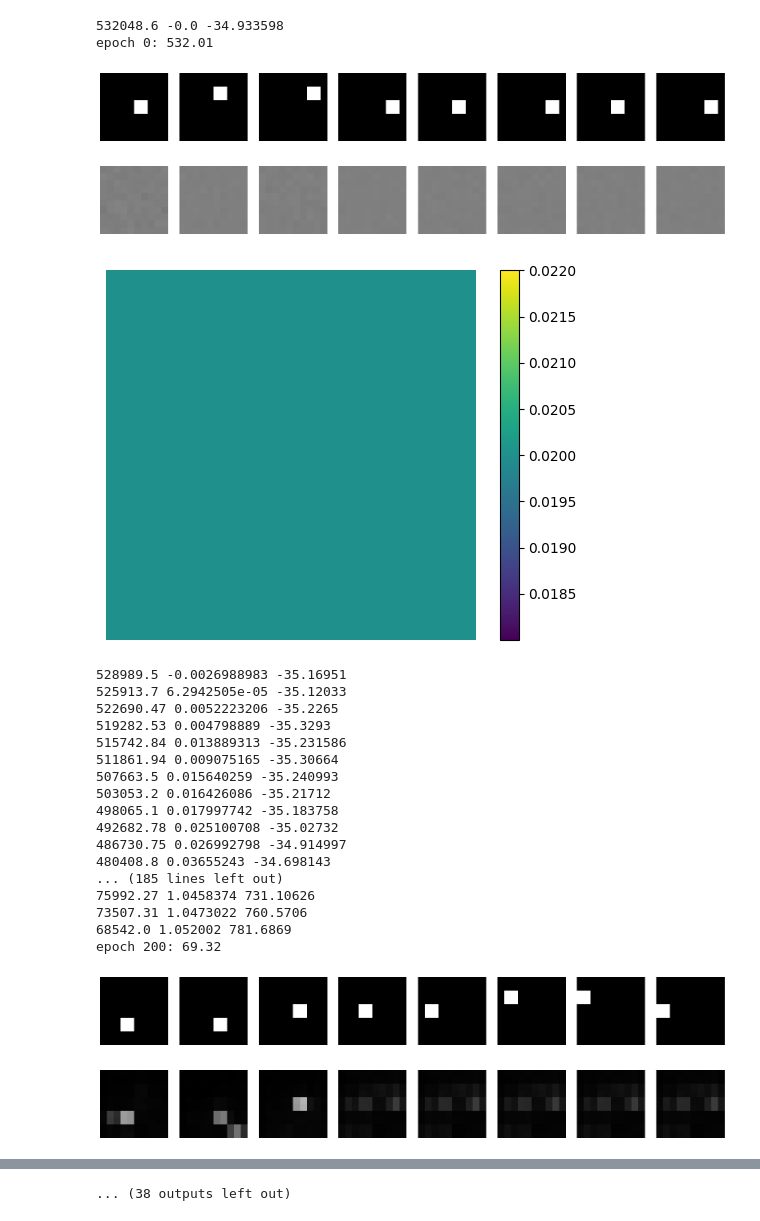
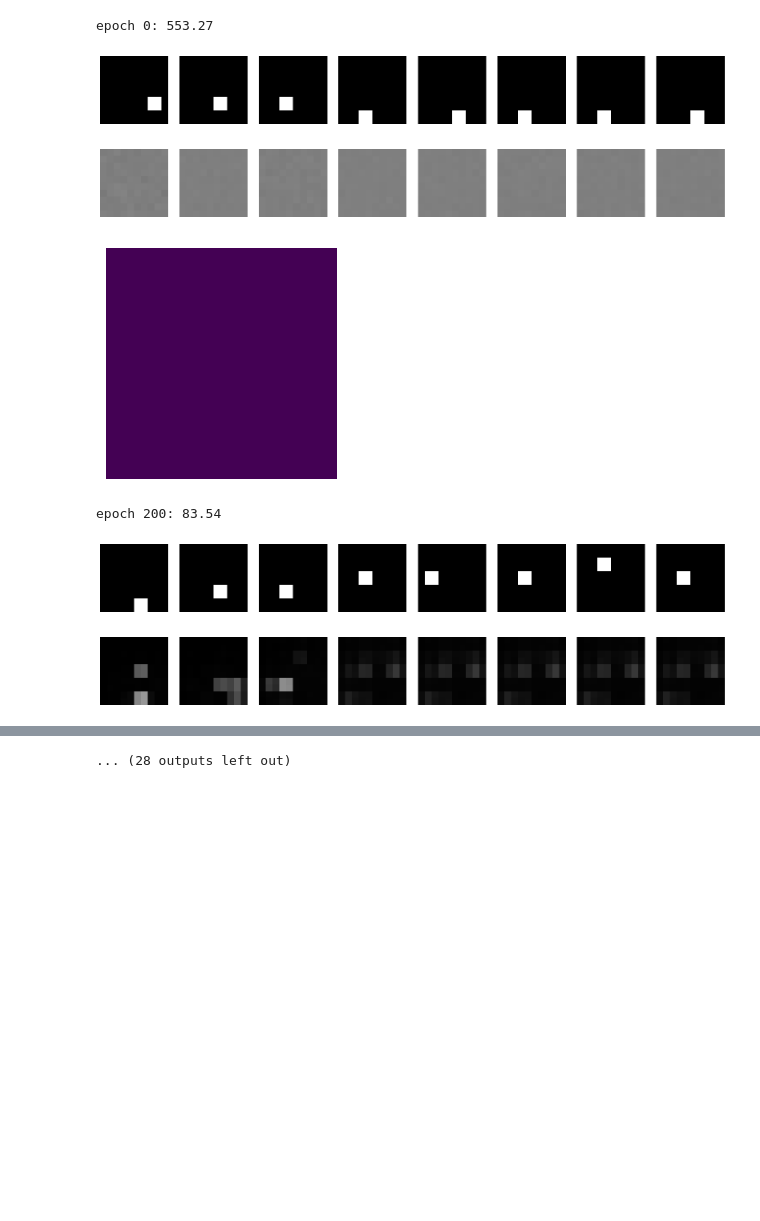
Before and after one commit to alec-tschantz/svae-jax, a Jupyter notebook: examples/hmm/hmm.ipynb, the cells around one changed output, grey strips where cells are left out. Drawn from its saved outputs; the diff is of its cells as text; code cells hidden in the pictures; blank space fills up the shorter version.

```diff
--- a/examples/hmm/hmm.ipynb
+++ b/examples/hmm/hmm.ipynb
@@ -16,7 +16,7 @@ import matplotlib.pyplot as plt
 # %%
 key = jr.PRNGKey(0)
 batch_dim = 64
-num_epochs, num_samples, num_steps = 2000, 1000, 8
+num_epochs, num_samples, num_steps = 2000, 5000, 8
 
 env = Env()
 
@@ -34,7 +34,7 @@ def test(params, data, env, key):
     pgm_params, decoder_params, encoder_params = params
 
     idx = np.random.randint(data.shape[0])
-    test_data = data[idx : idx+1, :]
+    test_data = data[idx : idx + 1, :]
 
     node_potentials = encoder(encoder_params, test_data)
     samples, _, _, _ = run_inference(infer_key, pgm_prior_params, pgm_params, node_potentials)
@@ -43,65 +43,48 @@ def test(params, data, env, key):
     env.plot_sample(test_data.reshape(-1, 10, 10))
     env.plot_sample(decoded.reshape(-1, 10, 10))
 
+    fig, ax = plt.subplots(1, 1, figsize=(3, 3))
     probs = pgm_params[1] / jnp.sum(pgm_params[1], axis=-1, keepdims=True)
-    plt.imshow(probs)
-    plt.colorbar()
-    plt.axis("off")
+    ax.imshow(probs)
+    ax.axis("off")
     plt.show()
 # %%
-num_epochs = 5000
+num_epochs = 2000
 K, D = 50, 100
 
 prior_key, key = jr.split(key)
 pgm_prior_params = init_pgm_param(prior_key, K, alpha=1.0)
 
 encoder_key, key = jr.split(key)
 encoder, encoder_params = init_mlp(encoder_key, D, [(512, jax.nn.relu), (K, identity)])
 
 decoder_key, key = jr.split(key)
 decoder, decoder_params = init_mlp(decoder_key, K, [(512, jax.nn.relu), (D, jax.nn.sigmoid)])
 loglike = make_loglike(decoder)
 
 pgm_key, key = jr.split(key)
 pgm_params = init_pgm_param(pgm_key, K, alpha=1.0)
-params = pgm_params, decoder_params, encoder_params
+params = (pgm_params, decoder_params, encoder_params)
 
 grad_key, key = jr.split(key)
 gradfun = make_gradfun(grad_key, run_inference, encoder, loglike, pgm_prior_params, 1, num_samples, num_batches, 1e4)
 
 optim = optax.adam(learning_rate=1e-3)
 opt_state = optim.init(params)
 
 for epoch in range(num_epochs):
     grads, elbo = gradfun(params, get_batch(epoch))
     updates, opt_state = optim.update(grads, opt_state, params)
     params = optax.apply_updates(params, updates)
 
     if epoch % 200 == 0:
         print(f"epoch {epoch}: {elbo:.2f}")
         test(params, data, env, key)
 # %% [output]
-532048.6 -0.0 -34.933598
-epoch 0: 532.01
+epoch 0: 553.27
-[figure, old version]
+[figure, new version]
 [figure]
-[figure, old version]
+[figure, new version]
-528989.5 -0.0026988983 -35.16951
-525913.7 6.2942505e-05 -35.12033
-522690.47 0.0052223206 -35.2265
-519282.53 0.004798889 -35.3293
-515742.84 0.013889313 -35.231586
-511861.94 0.009075165 -35.30664
-507663.5 0.015640259 -35.240993
-503053.2 0.016426086 -35.21712
-498065.1 0.017997742 -35.183758
-492682.78 0.025100708 -35.02732
-486730.75 0.026992798 -34.914997
-480408.8 0.03655243 -34.698143
-... (185 lines left out)
-75992.27 1.0458374 731.10626
-73507.31 1.0473022 760.5706
-68542.0 1.052002 781.6869
-epoch 200: 69.32
+epoch 200: 83.54
-[figure, old version]
+[figure, new version]
-[figure, old version]
+[figure, new version]
@@ -129 +96 @@ epoch 400: 56.99
-... (38 outputs left out)
+... (28 outputs left out)
```
Also changed, not shown: parts of 1 cell of this notebook, 4 other files.
